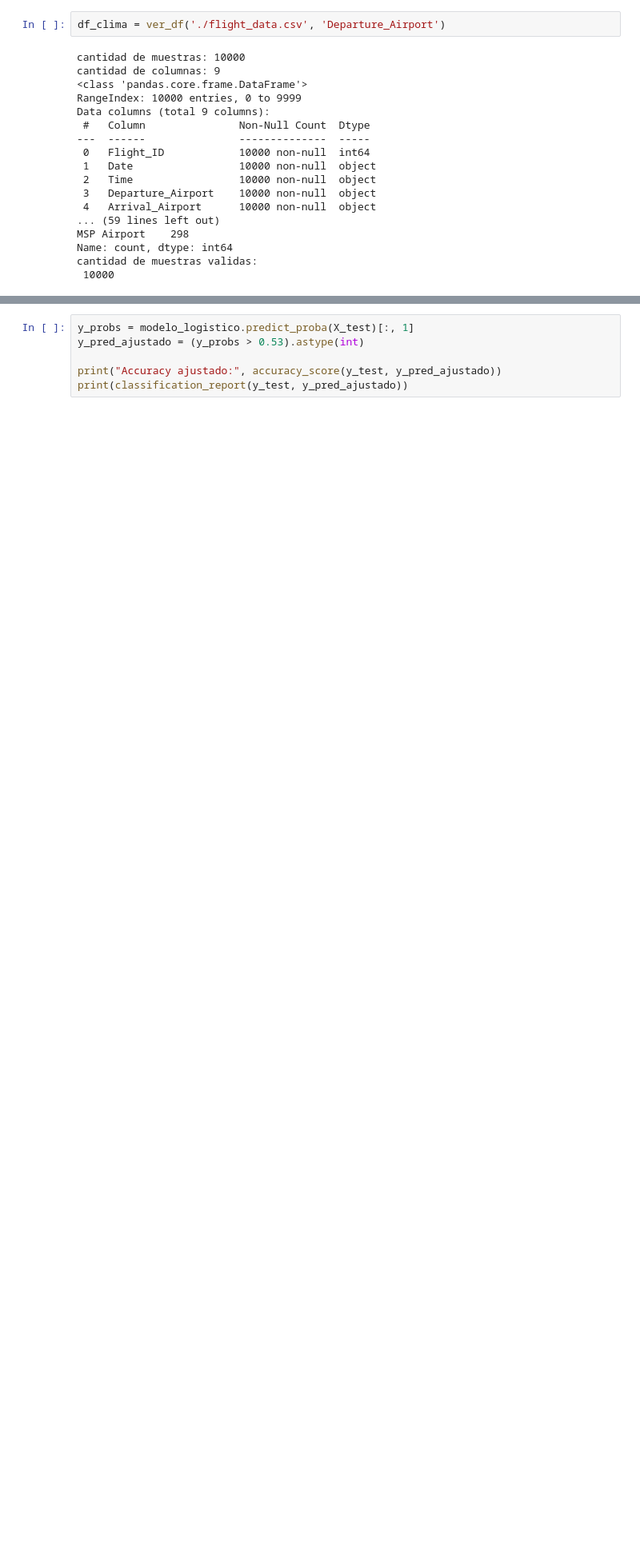
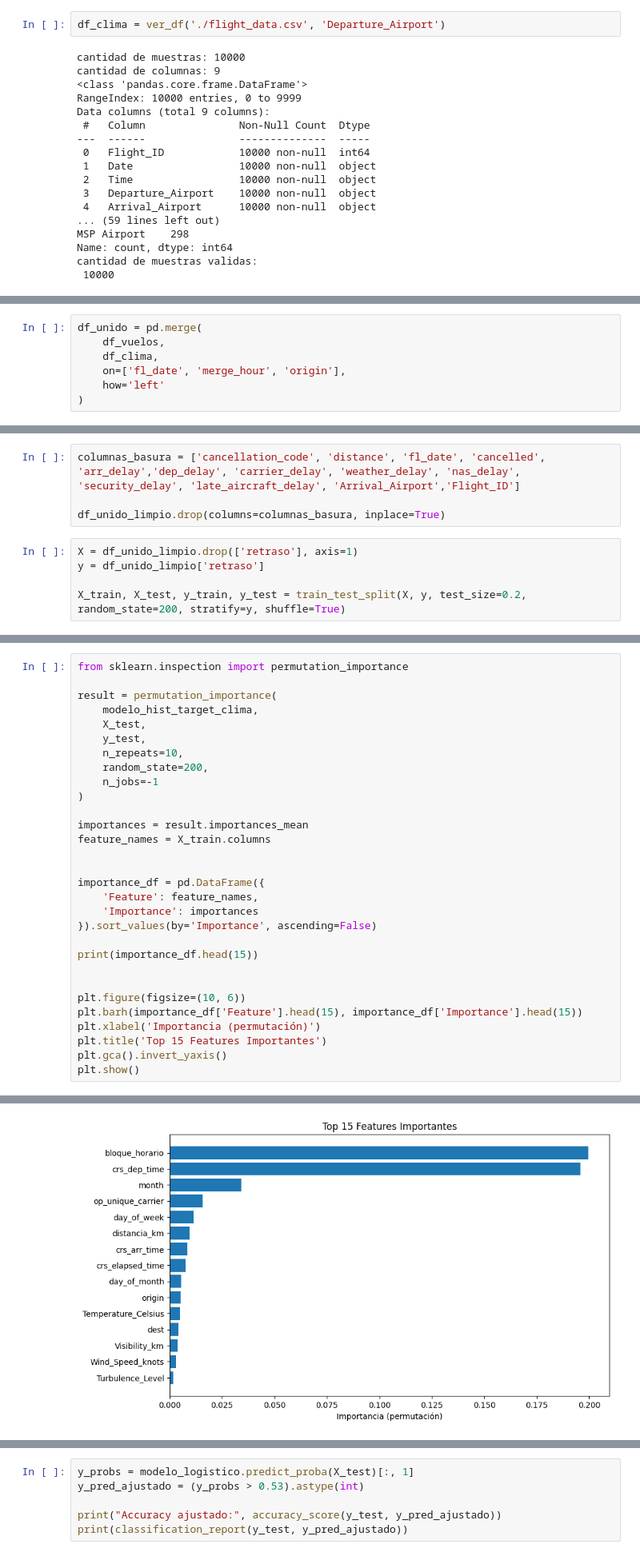
Before and after one commit to Estefan1a/flightOnTime, a Jupyter notebook: data/candidato_datafarme.ipynb, the cells around one changed output, grey strips where cells are left out. Shown at 80% size. Drawn from its saved outputs; the diff is of its cells as text; blank space fills up the shorter version.

```diff
--- a/data/candidato_datafarme.ipynb
+++ b/data/candidato_datafarme.ipynb
@@ -986,0 +1018,7 @@ MemoryError: Unable to allocate 18.8 GiB for an array with shape (13, 193991744)
+# %%
+df_unido = pd.merge(
+    df_vuelos,
+    df_clima,
+    on=['fl_date', 'merge_hour', 'origin'],
+    how='left'
+)
@@ -986,0 +1131,9 @@ MemoryError: Unable to allocate 18.8 GiB for an array with shape (13, 193991744)
+# %%
+columnas_basura = ['cancellation_code', 'distance', 'fl_date', 'cancelled', 'arr_delay','dep_delay', 'carrier_delay', 'weather_delay', 'nas_delay', 'security_delay', 'late_aircraft_delay', 'Arrival_Airport','Flight_ID']
+
+df_unido_limpio.drop(columns=columnas_basura, inplace=True)
+# %%
+X = df_unido_limpio.drop(['retraso'], axis=1)
+y = df_unido_limpio['retraso']
+
+X_train, X_test, y_train, y_test = train_test_split(X, y, test_size=0.2, random_state=200, stratify=y, shuffle=True)
@@ -986,0 +1212,31 @@ MemoryError: Unable to allocate 18.8 GiB for an array with shape (13, 193991744)
+# %%
+from sklearn.inspection import permutation_importance
+
+result = permutation_importance(
+    modelo_hist_target_clima,
+    X_test,
+    y_test,
+    n_repeats=10,
+    random_state=200,
+    n_jobs=-1
+)
+
+importances = result.importances_mean
+feature_names = X_train.columns
+
+
+importance_df = pd.DataFrame({
+    'Feature': feature_names,
+    'Importance': importances
+}).sort_values(by='Importance', ascending=False)
+
+print(importance_df.head(15))
+
+
+plt.figure(figsize=(10, 6))
+plt.barh(importance_df['Feature'].head(15), importance_df['Importance'].head(15))
+plt.xlabel('Importancia (permutación)')
+plt.title('Top 15 Features Importantes')
+plt.gca().invert_yaxis()
+plt.show()
+# %% [output]
@@ -986,0 +1259 @@ MemoryError: Unable to allocate 18.8 GiB for an array with shape (13, 193991744)
+[figure, added]
```
Also changed, not shown: parts of 29 cells of this notebook, 1 other file.
